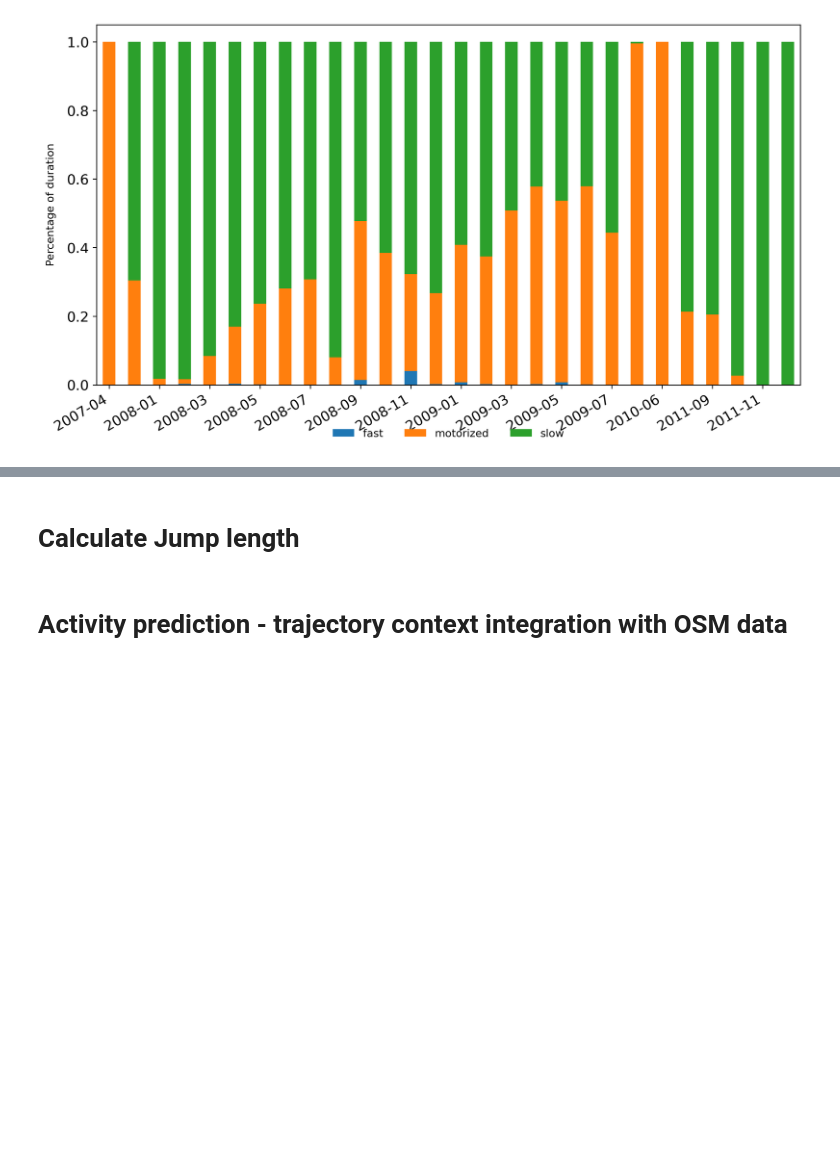
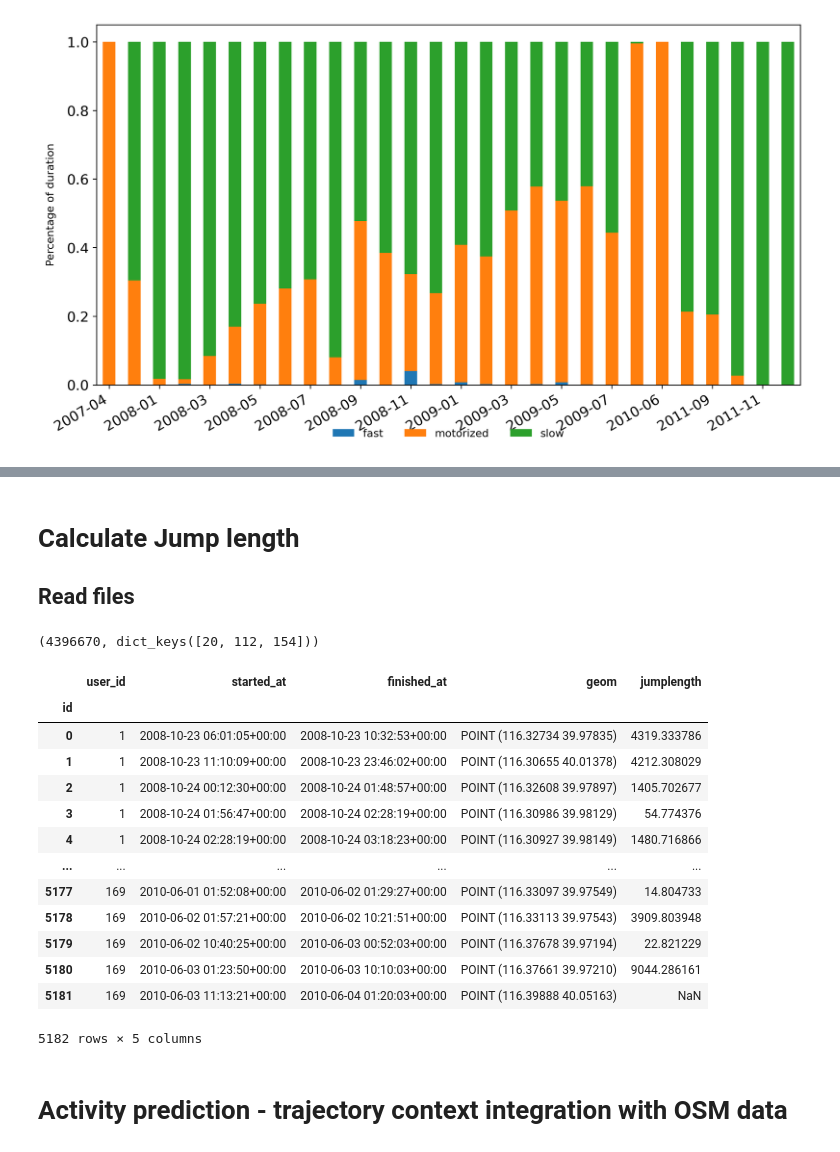
Before and after one commit to mie-lab/trackintel-tutorial, a Jupyter notebook: sigspatial23/interactive_solutions.ipynb, the cells around one changed output, grey strips where cells are left out. Drawn from its saved outputs; the diff is of its cells as text; code cells hidden in the pictures; blank space fills up the shorter version.

Commit message:
jump_length and rg

```diff
--- a/sigspatial23/interactive_solutions.ipynb
+++ b/sigspatial23/interactive_solutions.ipynb
@@ -320,4 +368,35 @@ fig.autofmt_xdate()
 # %% [markdown]
 # Calculate Jump length
+## Read files
+# %%
+selected_pfs = ti.read_positionfixes_csv(os.path.join(save_dir, "selected_geolife_pfs.csv"), index_col="id", crs="EPSG:4326")
+selected_mode_labels = pickle.load(open(os.path.join(save_dir, "selected_mode_labels.pk"), "rb"))
+
+# validate
+len(selected_pfs), selected_mode_labels.keys()
+# %% [output]
+(4396670, dict_keys([20, 112, 154]))
+# %%
+# generate staypoints
+pfs, sp = selected_pfs.generate_staypoints(gap_threshold=24 * 60, include_last=True, print_progress=True, dist_threshold=200, time_threshold=30, n_jobs=-1)
+# %%
+sp["jumplength"] = ti.analysis.jump_length(sp)
+# %%
+sp
+# %% [output]
+|  | user_id | started_at | finished_at | geom | jumplength |
+| id |  |  |  |  |  |
+| 0 | 1 | 2008-10-23 06:01:05+00:00 | 2008-10-23 10:32:53+00:00 | POINT (116.32734 39.97835) | 4319.333786 |
+| 1 | 1 | 2008-10-23 11:10:09+00:00 | 2008-10-23 23:46:02+00:00 | POINT (116.30655 40.01378) | 4212.308029 |
+| 2 | 1 | 2008-10-24 00:12:30+00:00 | 2008-10-24 01:48:57+00:00 | POINT (116.32608 39.97897) | 1405.702677 |
+| 3 | 1 | 2008-10-24 01:56:47+00:00 | 2008-10-24 02:28:19+00:00 | POINT (116.30986 39.98129) | 54.774376 |
+| 4 | 1 | 2008-10-24 02:28:19+00:00 | 2008-10-24 03:18:23+00:00 | POINT (116.30927 39.98149) | 1480.716866 |
+| ... | ... | ... | ... | ... | ... |
+| 5177 | 169 | 2010-06-01 01:52:08+00:00 | 2010-06-02 01:29:27+00:00 | POINT (116.33097 39.97549) | 14.804733 |
+| 5178 | 169 | 2010-06-02 01:57:21+00:00 | 2010-06-02 10:21:51+00:00 | POINT (116.33113 39.97543) | 3909.803948 |
+| 5179 | 169 | 2010-06-02 10:40:25+00:00 | 2010-06-03 00:52:03+00:00 | POINT (116.37678 39.97194) | 22.821229 |
+| 5180 | 169 | 2010-06-03 01:23:50+00:00 | 2010-06-03 10:10:03+00:00 | POINT (116.37661 39.97210) | 9044.286161 |
+| 5181 | 169 | 2010-06-03 11:13:21+00:00 | 2010-06-04 01:20:03+00:00 | POINT (116.39888 40.05163) | NaN |
+5182 rows × 5 columns
 # %% [markdown]
 # Activity prediction - trajectory context integration with OSM data
```
Also changed, not shown: parts of 24 cells of this notebook.
